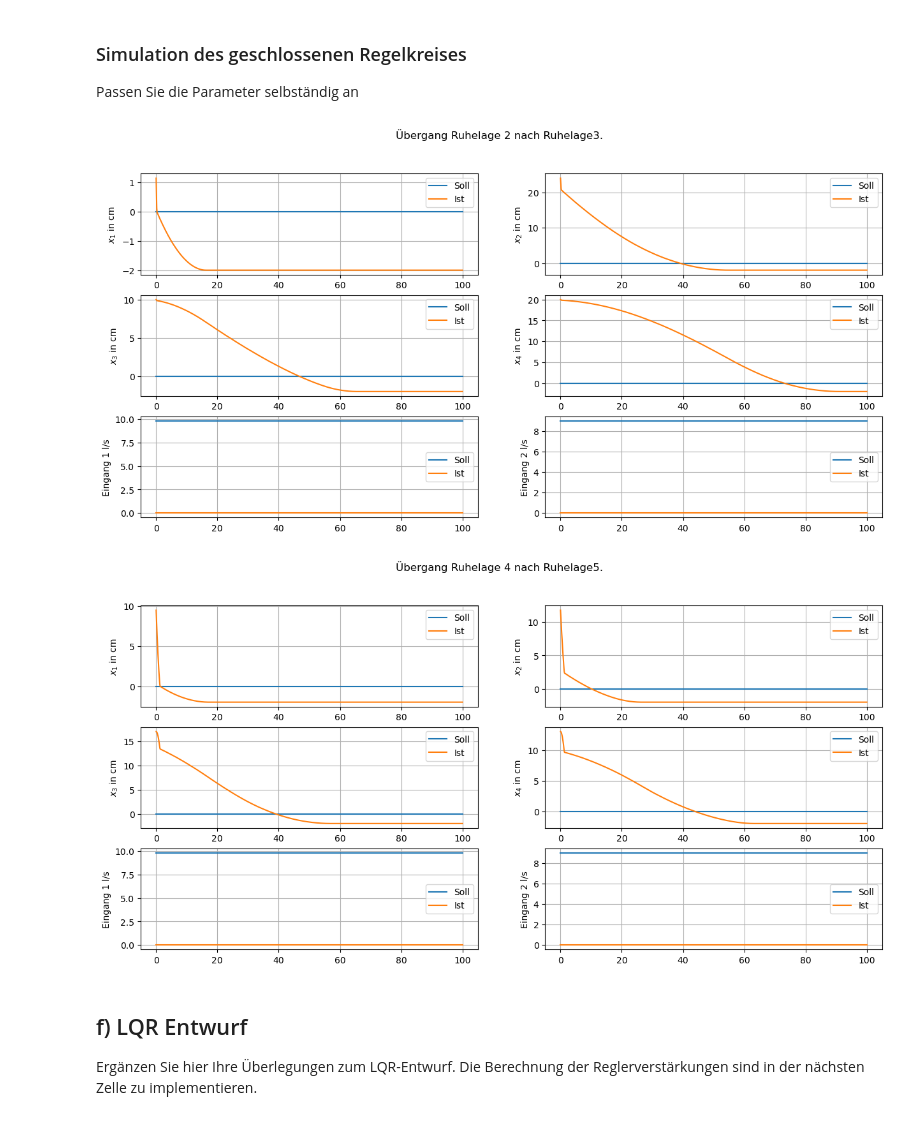
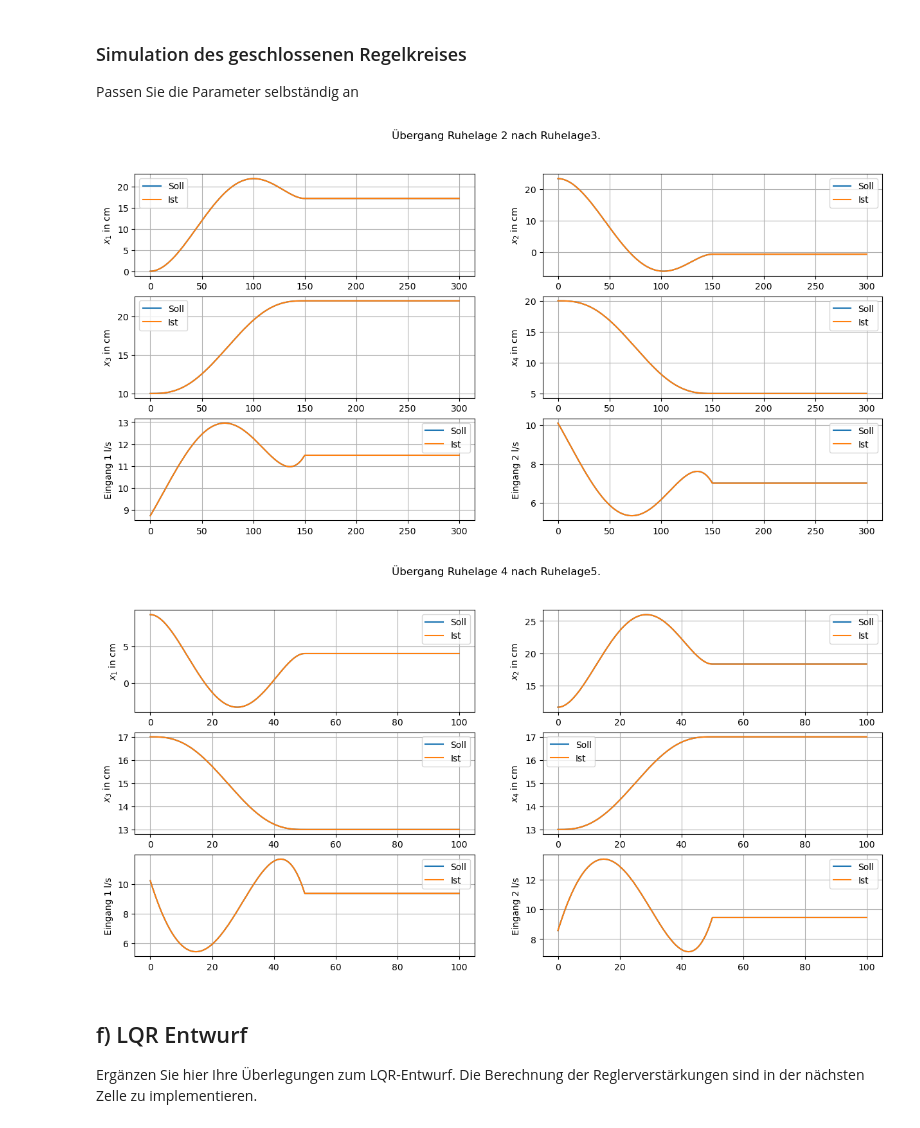
Before and after one commit to jil1213/viertank, a Jupyter notebook: viertank.ipynb, the cells around one changed output. Cells and saved outputs as stored; diff of their text form; code cells hidden in the pictures.

```diff
--- a/viertank.ipynb
+++ b/viertank.ipynb
@@ -604,7 +607,9 @@ def controller_closed_loop(t,x,K,trajectory):
 
     ######-------!!!!!!Aufgabe!!!!!!-------------########
     #Hier bitte die vollständige Zustandsrückführung für das nichtlineare System einfügen
+    u_desired = trajectory.input(tv) # gewünschte Trajektorie
     u = np.zeros((2,tv.shape[0]))
+    u = u_desired-K@x_tilde # Zustandsrückführung K@x_tilde
     ######-------!!!!!!Aufgabe Ende!!!!!!-------########
 
     if np.isscalar(t):
@@ -647,10 +694,10 @@ $\displaystyle \left[\begin{matrix}0\\0\\-0.001\\0\end{matrix}\right]$
 Passen Sie die Parameter selbständig an
 # %%
 #Simulationsmodell linear oder nichtlinear
-linear = False
+linear = True
 
 #Übergangszeit für gewählte Übergänge (bitte ggf. anpassen)
-T = [50,50]
+T = [150,50]
 
 tank = VierTank(st)
 tank_lin = tank.linearize(equis[0])
@@ -684,35 +731,35 @@ for _i, _transition in enumerate(transitions):
         _x0 = _trajectory.state(0)
     else:
         _x0 = equis[_transition[0]-1].x
 
     #Wrapper für Regler und System
     _ctrl = lambda t_,x_:controller_closed_loop(t_, x_,K_pole_placement,_trajectory)
     _rhs = lambda t_, x_:_tank.model(t_,x_,_ctrl)
 
 
 
     #Simulation
     res = solve_ivp(_rhs,#zu simulierendes Modell
                     [0,Tsim],#Zeitspanne für Simulation
                     _x0,#Anfangszustand
                     t_eval=t_eval,#Auswertungszeitpunkte
                     atol=1e-9,rtol=1e-6 #Toleranzen
                     )
 
     #Ergebnisse Plotten
     _x = res.y
     _u = _ctrl(t_eval,_x)
 
     #Ergebnisse Plotten
     plot_results(t_eval,
                  (_trajectory.state(t_eval),_x),
                  (_trajectory.input(t_eval),_u))
 
     pp.gcf().suptitle('Übergang Ruhelage '+ str(_transition[0]) + ' nach Ruhelage' + str(_transition[1]) + '.')
     pp.show()
 # %% [output]
-[figure, old version]
+[figure, new version]
-[figure, old version]
+[figure, new version]
 # %% [markdown]
 ## f) LQR Entwurf
 
```
Also changed, not shown: parts of 9 cells of this notebook, 2 other files.
